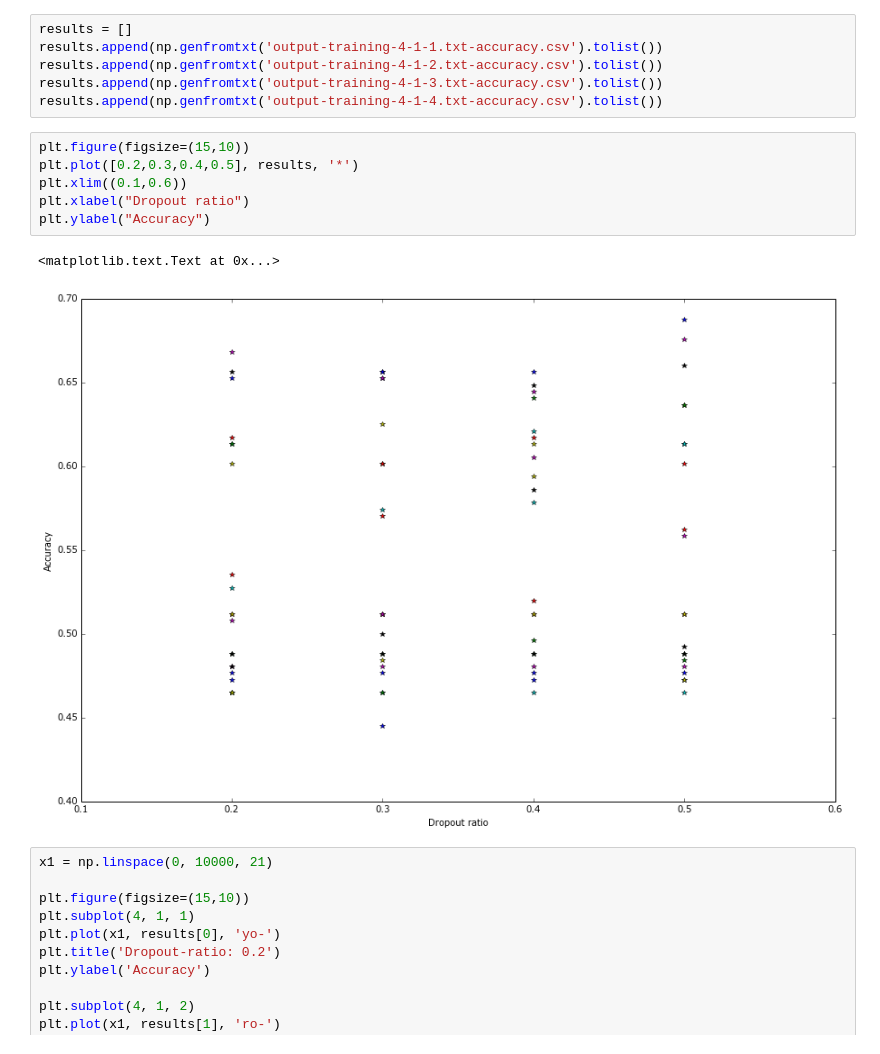
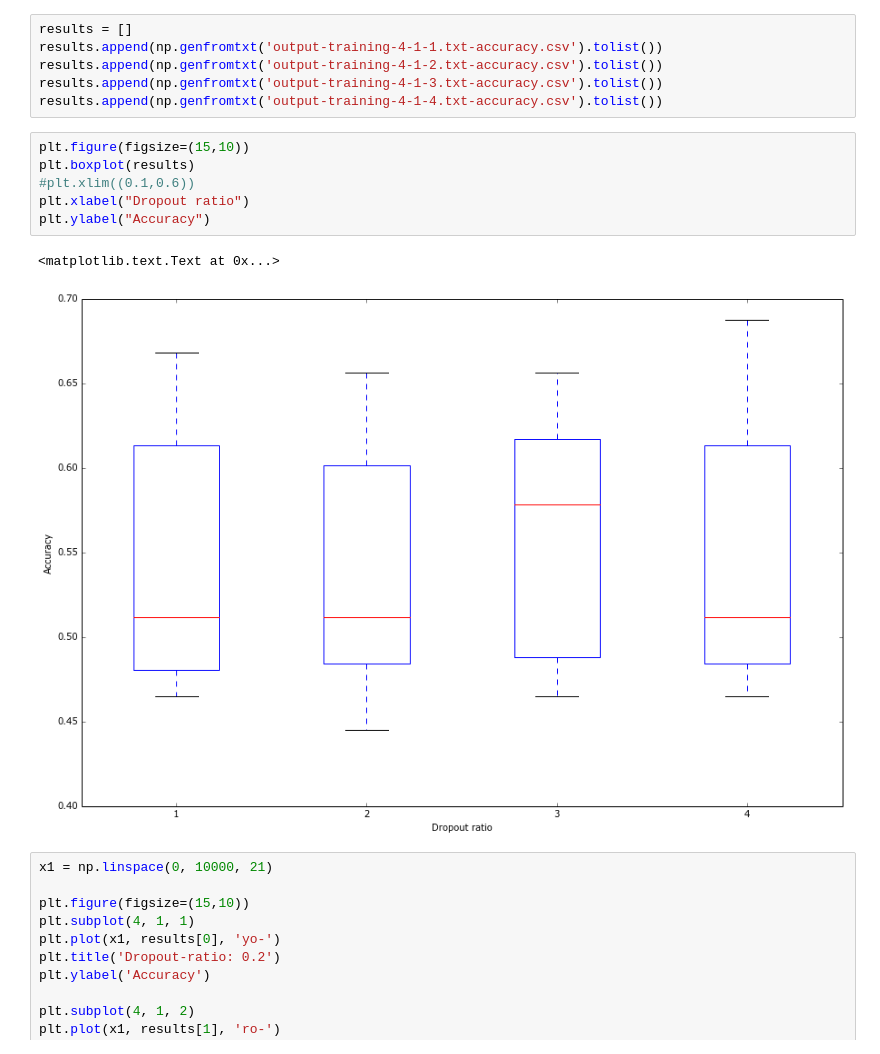
Before and after one commit to inulinux12/BCDR, a Jupyter notebook: LesionBCDR.ipynb, the cells around one changed output. Cells and saved outputs as stored; diff of their text form.

```diff
--- a/LesionBCDR.ipynb
+++ b/LesionBCDR.ipynb
@@ -167,13 +167,13 @@ results.append(np.genfromtxt('output-training-4-1-3.txt-accuracy.csv').tolist())
 results.append(np.genfromtxt('output-training-4-1-4.txt-accuracy.csv').tolist())
 # %%
 plt.figure(figsize=(15,10))
-plt.plot([0.2,0.3,0.4,0.5], results, '*')
-plt.xlim((0.1,0.6))
+plt.boxplot(results)
+#plt.xlim((0.1,0.6))
 plt.xlabel("Dropout ratio")
 plt.ylabel("Accuracy")
 # %% [output]
 <matplotlib.text.Text at 0x...>
-[figure, old version]
+[figure, new version]
 # %%
 x1 = np.linspace(0, 10000, 21)
 
```
Also changed, not shown: parts of 20 cells of this notebook, 10 other files.
